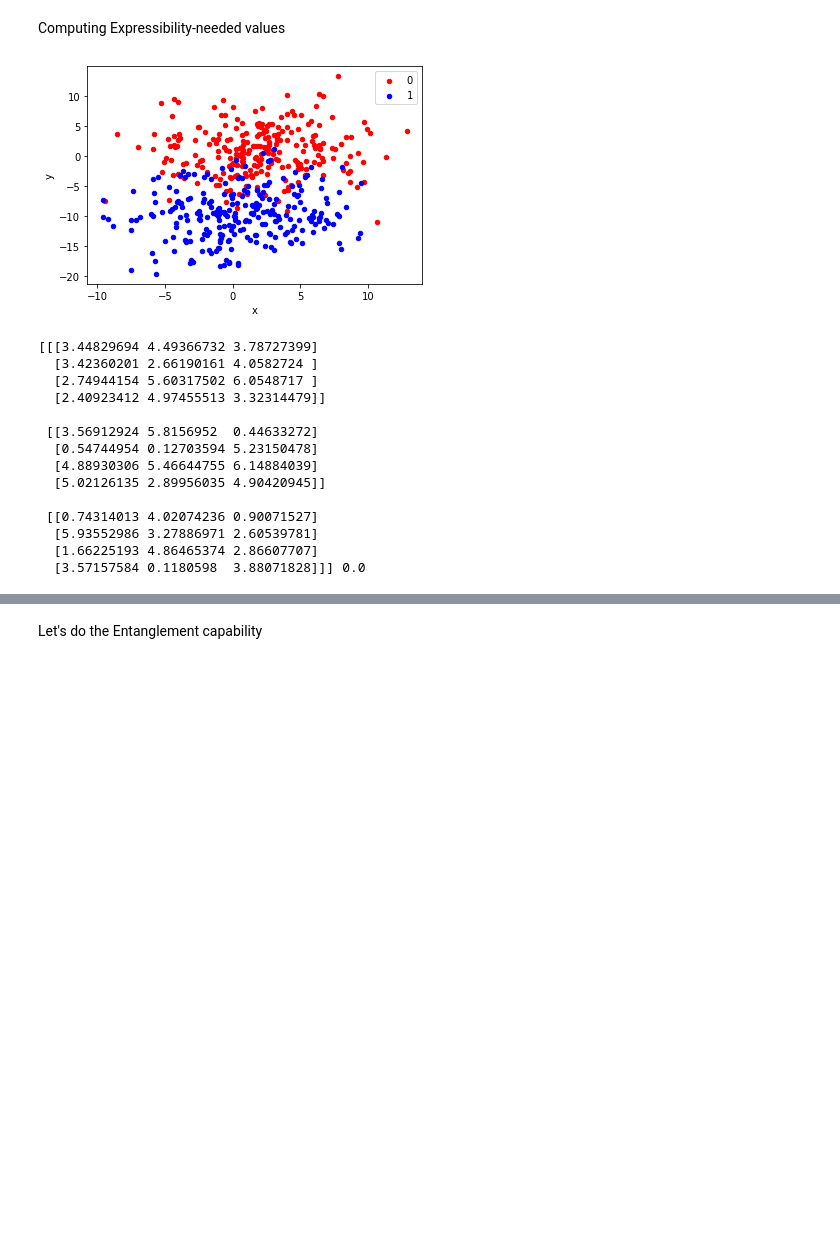
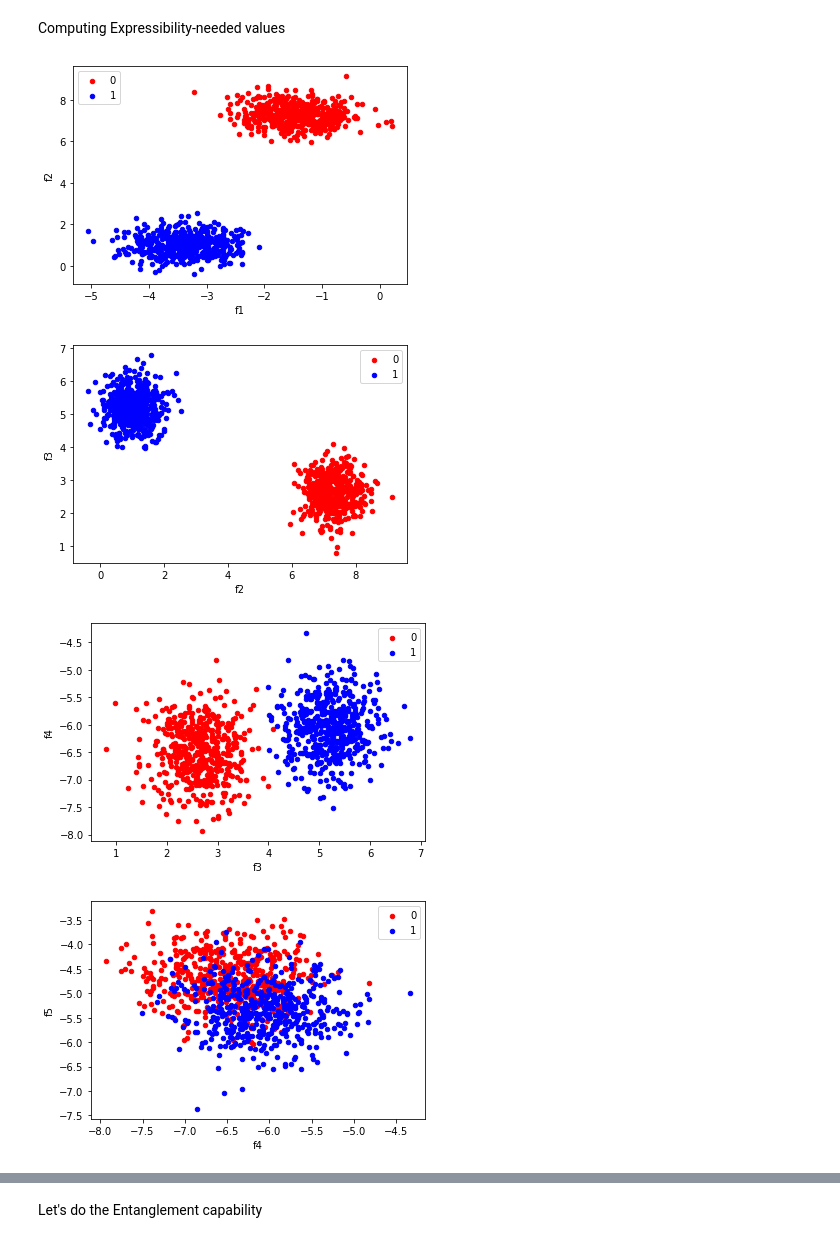
Before and after one commit to theodoradragan/QML_GR, a Jupyter notebook: Variational classifier_Pennylane Tutorial.ipynb, the cells around one changed output, grey strips where cells are left out. Saved outputs shown, nothing was run; the diff lists cells and outputs as text; code cells hidden in the pictures; blank space fills up the shorter version.

```diff
--- a/Variational classifier_Pennylane Tutorial.ipynb
+++ b/Variational classifier_Pennylane Tutorial.ipynb
@@ -42,15 +14,50 @@ for i in range(n_histograms - 1):
 # %%
-# generate 2d classification dataset
-features, labels = make_blobs(n_samples=500, centers=2, cluster_std=4.0, n_features=16)
+# Generate classification dataset and save it
+features, labels = make_blobs(n_samples=1500, centers=2, cluster_std=0.5, n_features=16)
+
+features_dict = {}
+for i in range(len(features[0])):
+    col_name = "f" + str(i+1)
+    features_dict [col_name] = features[:,i]
+
+features_dict["label"] = labels
+df = DataFrame(features_dict, labels)
+df.to_csv('easy_dataset.csv')
+
 
 # scatter plot, dots colored by class value
-df = DataFrame(dict(x=features[:,0], y=features[:,1], label=labels))
-
 colors = {0:'red', 1:'blue'}
 fig, ax = plt.subplots()
 grouped = df.groupby('label')
 for key, group in grouped:
-    group.plot(ax=ax, kind='scatter', x='x', y='y', label=key, color=colors[key])
+    group.plot(ax=ax, kind='scatter', x='f1', y='f2', label=key, color=colors[key])
 plt.show()
+
+# scatter plot, dots colored by class value
+colors = {0:'red', 1:'blue'}
+fig, ax = plt.subplots()
+grouped = df.groupby('label')
+for key, group in grouped:
+    group.plot(ax=ax, kind='scatter', x='f2', y='f3', label=key, color=colors[key])
+plt.show()
+
+# scatter plot, dots colored by class value
+colors = {0:'red', 1:'blue'}
+fig, ax = plt.subplots()
+grouped = df.groupby('label')
+for key, group in grouped:
+    group.plot(ax=ax, kind='scatter', x='f3', y='f4', label=key, color=colors[key])
+plt.show()
+
+# scatter plot, dots colored by class value
+colors = {0:'red', 1:'blue'}
+fig, ax = plt.subplots()
+grouped = df.groupby('label')
+for key, group in grouped:
+    group.plot(ax=ax, kind='scatter', x='f4', y='f5', label=key, color=colors[key])
+plt.show()
 # %% [output]
-[figure, old version]
+[figure, new version]
+[figure, added]
+[figure, added]
+[figure, added]
@@ -133,23 +193,0 @@ X_val = X[index[num_train:]]
-# %%
-np.random.seed(0)
-num_qubits = 4
-num_layers = 3
-weights_init = 2 * np.pi * np.random.rand(num_layers, num_qubits, 3, requires_grad=True)
-bias_init = np.array(0.0, requires_grad=True)
-
-print(weights_init, bias_init)
-# %% [output]
-[[[3.44829694 4.49366732 3.78727399]
-  [3.42360201 2.66190161 4.0582724 ]
-  [2.74944154 5.60317502 6.0548717 ]
-  [2.40923412 4.97455513 3.32314479]]
-
- [[3.56912924 5.8156952  0.44633272]
-  [0.54744954 0.12703594 5.23150478]
-  [4.88930306 5.46644755 6.14884039]
-  [5.02126135 2.89956035 4.90420945]]
-
- [[0.74314013 4.02074236 0.90071527]
-  [5.93552986 3.27886971 2.60539781]
-  [1.66225193 4.86465374 2.86607707]
-  [3.57157584 0.1180598  3.88071828]]] 0.0
```
Also changed, not shown: parts of 19 cells of this notebook, 4 other files.
